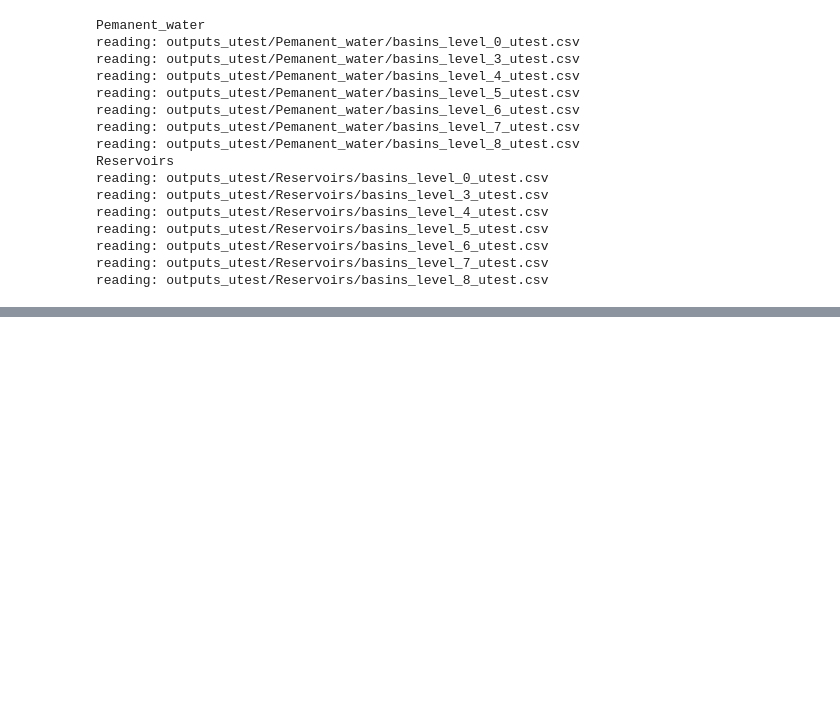
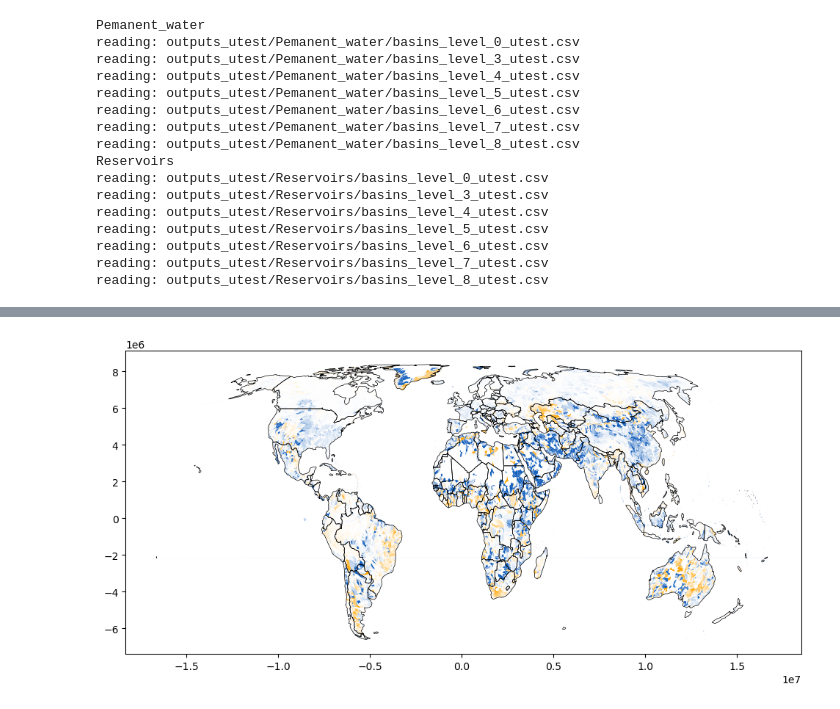
Before and after one commit to puzhao8/SDG661-Fresh-Water, a Jupyter notebook: testbed.ipynb, the cells around one changed output, grey strips where cells are left out. Drawn from its saved outputs; the diff is of its cells as text; code cells hidden in the pictures; blank space fills up the shorter version.

Commit message:
update utest

```diff
--- a/testbed.ipynb
+++ b/testbed.ipynb
@@ -667,16 +448,0 @@ folder
-# %%
-# plot time series for the basins where delta and utest make different decision
-from pathlib import Path
-save_dir = Path("outputs_diff") / folder / area
-save_dir.mkdir(exist_ok=True, parents=True)
-
-for id in diff['id_bgl'].unique()[:3]:
-    ts_flt = ts[ts['id_bgl_6']==id][ts['aggregation_year'] >= 2000]
-    df_id = delta_u[delta_u['id_bgl']==id]
-    title = f"id_bgl: {id}, {folder}/{area}: delta = {df_id[area].iloc[0]:.2f}%, utest = {df_id['u_sign'].iloc[0]} (p_u={df_id['p_u'].iloc[0]:.4f})"
-    ax = ts_flt.plot(kind='bar', x='aggregation_year', y='permanent_area', figsize=(12, 2), title=title)
-    fig = ax.get_figure()
-    fig.tight_layout()
-
-    fig.savefig(save_dir / f"{id}.png")
-    fig.clear()
@@ -1129,0 +547,29 @@ Index(['id_bgl', 't_score', 'u_score', 'p_t', 'p_u', 'start_year',
+# %%
+
+
+""" Global Map """
+
+import geopandas as gpd
+import matplotlib.pyplot as plt
+from matplotlib.colors import LinearSegmentedColormap
+
+gdf = gpd.read_file("data\hydrobasin_6\hydrobasin_6.shp")
+joined_gdf = gdf.merge(delta, on='PFAF_ID', how='right')
+
+
+fig, ax = plt.subplots(figsize=(12, 5))
+
+my_colormap = LinearSegmentedColormap.from_list("my_colormap", ['orange', 'white', '#1560bd'])
+countries = gpd.read_file(gpd.datasets.get_path('naturalearth_lowres'))
+# countries_filtered = countries[countries.geometry.apply(lambda x: x.bounds[0] > -125)]
+countries_filtered = countries[countries.geometry.apply(lambda x: x.bounds[1] > -60)]
+
+
+# joined_gdf.to_crs('+proj=eck4').plot(ax=ax, column='sign', cmap=my_colormap, vmin=-1, vmax=1)
+joined_gdf.to_crs('+proj=eck4').plot(ax=ax, column='permanent_area', cmap=my_colormap, vmin=-100, vmax=100)
+countries_filtered.to_crs('+proj=eck4').plot(ax=ax, color='none', edgecolor='black', linewidth=0.5)
+
+plt.tight_layout()
+fig.savefig('outputs_map/out_delta.png', dpi=300)
+# %% [output]
+[figure, added]
```
Also changed, not shown: parts of 49 cells of this notebook, 43 other files.
